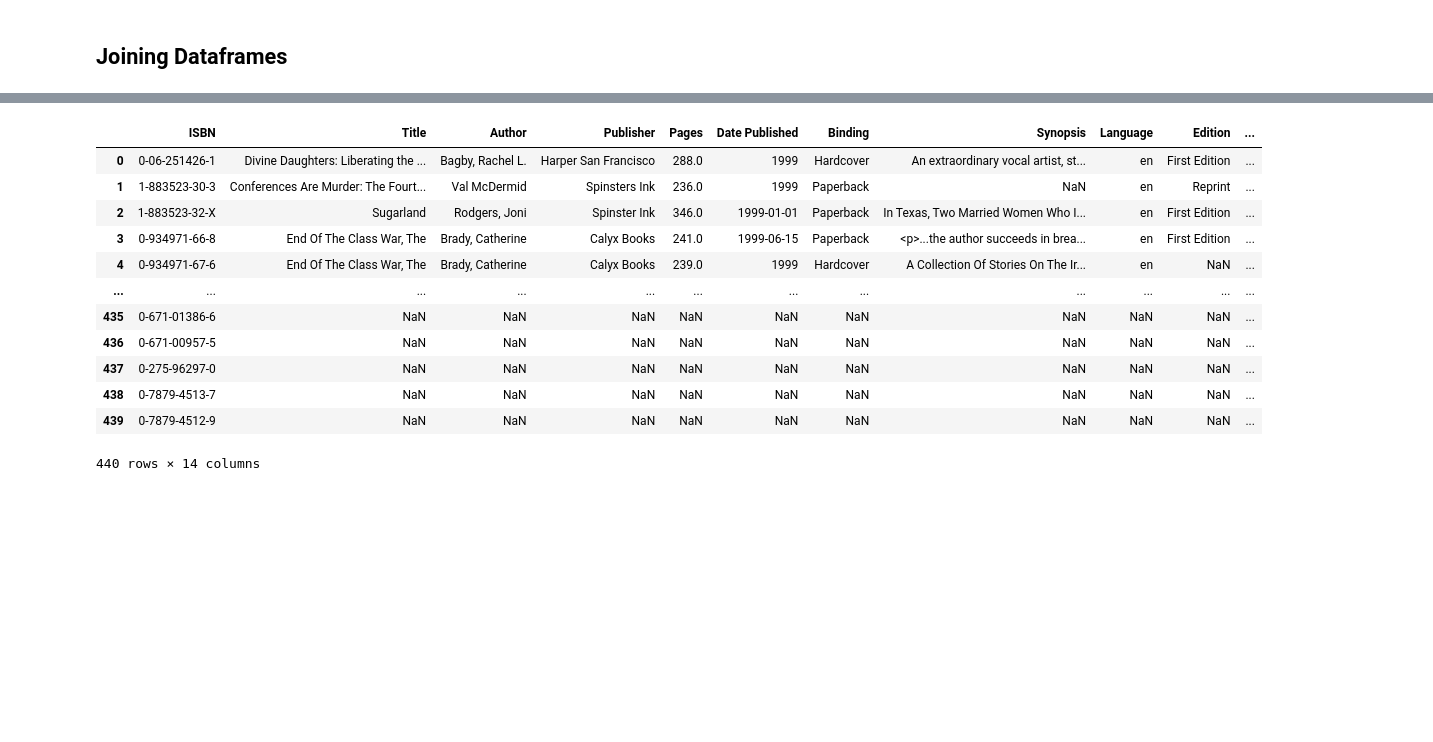
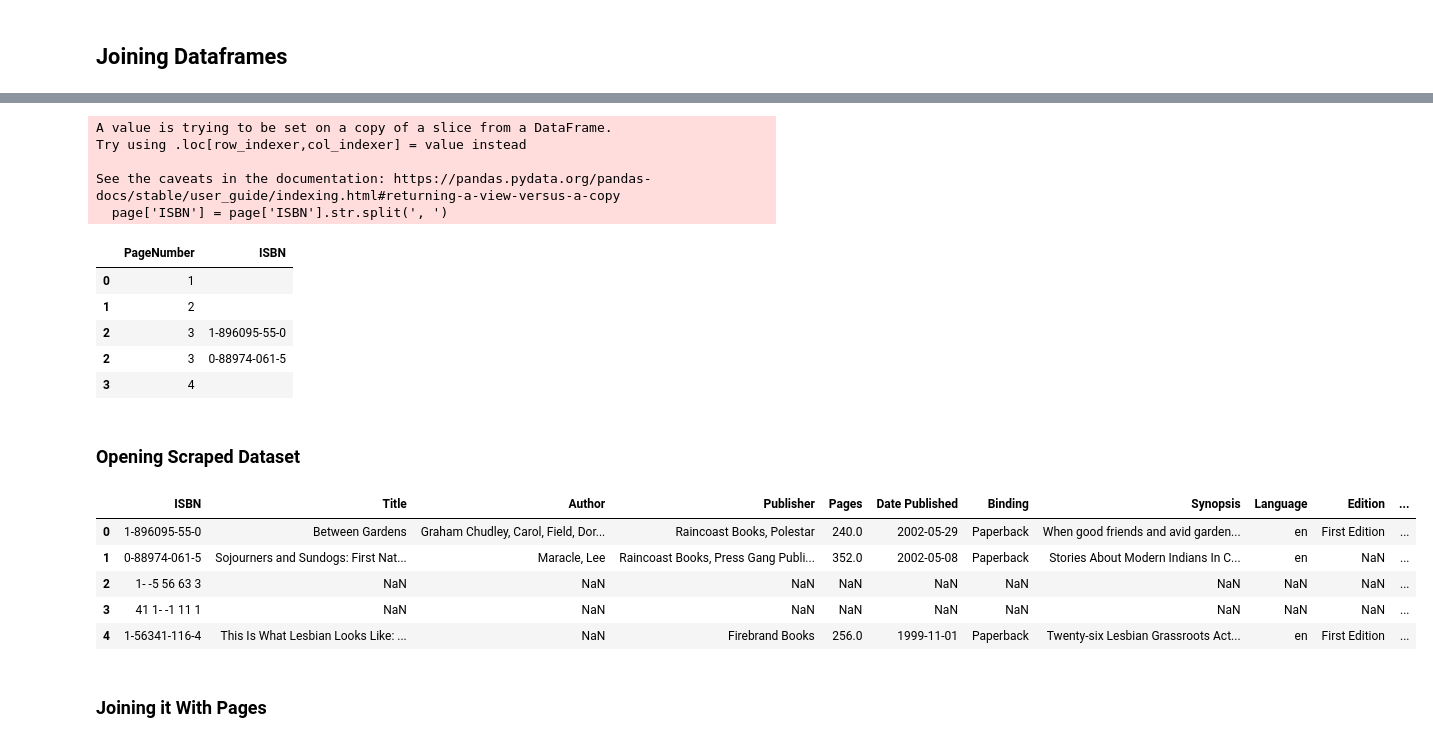
Before and after one commit to SSGrasland/FBN, a Jupyter notebook: notebooks/scraping2024.ipynb, the cells around one changed output, grey strips where cells are left out. Cells and saved outputs as stored; diff of their text form; code cells hidden in the pictures; blank space fills up the shorter version.

```diff
--- a/notebooks/scraping2024.ipynb
+++ b/notebooks/scraping2024.ipynb
@@ -202,31 +224,40 @@ page['ISBN'] = page['ISBN'].str.split(', ')
 page = page.explode('ISBN')
 
 # Display the updated DataFrame
-page.head(10)
+page.head()
+# %% [output]
+A value is trying to be set on a copy of a slice from a DataFrame.
+Try using .loc[row_indexer,col_indexer] = value instead
+
+See the caveats in the documentation: https://pandas.pydata.org/pandas-docs/stable/user_guide/indexing.html#returning-a-view-versus-a-copy
+  page['ISBN'] = page['ISBN'].str.split(', ')
+|  | PageNumber | ISBN |
+| 0 | 1 |  |
+| 1 | 2 |  |
+| 2 | 3 | 1-896095-55-0 |
+| 2 | 3 | 0-88974-061-5 |
+| 3 | 4 |  |
+# %% [markdown]
+### Opening Scraped Dataset
 # %%
-import pandas as pd
+
 
 # Specify the file path
 file_path = r'C:\Users\salom\OneDrive\Área de Trabalho\FBN New\FBN\notebooks\book_information.csv'
 
 # Read the CSV file into a DataFrame
 info = pd.read_csv(file_path)
 
-info
+info.head()
 # %% [output]
 |  | ISBN | Title | Author | Publisher | Pages | Date Published | Binding | Synopsis | Language | Edition | ... |
-| 0 | 0-06-251426-1 | Divine Daughters: Liberating the ... | Bagby, Rachel L. | Harper San Francisco | 288.0 | 1999 | Hardcover | An extraordinary vocal artist, st... | en | First Edition | ... |
-| 1 | 1-883523-30-3 | Conferences Are Murder: The Fourt... | Val McDermid | Spinsters Ink | 236.0 | 1999 | Paperback | NaN | en | Reprint | ... |
-| 2 | 1-883523-32-X | Sugarland | Rodgers, Joni | Spinster Ink | 346.0 | 1999-01-01 | Paperback | In Texas, Two Married Women Who I... | en | First Edition | ... |
-| 3 | 0-934971-66-8 | End Of The Class War, The | Brady, Catherine | Calyx Books | 241.0 | 1999-06-15 | Paperback | <p>...the author succeeds in brea... | en | First Edition | ... |
-| 4 | 0-934971-67-6 | End Of The Class War, The | Brady, Catherine | Calyx Books | 239.0 | 1999 | Hardcover | A Collection Of Stories On The Ir... | en | NaN | ... |
-| ... | ... | ... | ... | ... | ... | ... | ... | ... | ... | ... | ... |
-| 435 | 0-671-01386-6 | NaN | NaN | NaN | NaN | NaN | NaN | NaN | NaN | NaN | ... |
-| 436 | 0-671-00957-5 | NaN | NaN | NaN | NaN | NaN | NaN | NaN | NaN | NaN | ... |
-| 437 | 0-275-96297-0 | NaN | NaN | NaN | NaN | NaN | NaN | NaN | NaN | NaN | ... |
-| 438 | 0-7879-4513-7 | NaN | NaN | NaN | NaN | NaN | NaN | NaN | NaN | NaN | ... |
-| 439 | 0-7879-4512-9 | NaN | NaN | NaN | NaN | NaN | NaN | NaN | NaN | NaN | ... |
+| 0 | 1-896095-55-0 | Between Gardens | Graham Chudley, Carol, Field, Dor... | Raincoast Books, Polestar | 240.0 | 2002-05-29 | Paperback | When good friends and avid garden... | en | First Edition | ... |
+| 1 | 0-88974-061-5 | Sojourners and Sundogs: First Nat... | Maracle, Lee | Raincoast Books, Press Gang Publi... | 352.0 | 2002-05-08 | Paperback | Stories About Modern Indians In C... | en | NaN | ... |
+| 2 | 1- -5 56 63 3 | NaN | NaN | NaN | NaN | NaN | NaN | NaN | NaN | NaN | ... |
+| 3 | 41 1- -1 11 1 | NaN | NaN | NaN | NaN | NaN | NaN | NaN | NaN | NaN | ... |
+| 4 | 1-56341-116-4 | This Is What Lesbian Looks Like: ... | NaN | Firebrand Books | 256.0 | 1999-11-01 | Paperback | Twenty-six Lesbian Grassroots Act... | en | First Edition | ... |
-440 rows × 14 columns
+# %% [markdown]
+### Joining it With Pages
 # %%
 merge = pd.merge(info, page, on='ISBN', how='left')
 merge
```
Also changed, not shown: parts of 18 cells of this notebook, 6 other files.
